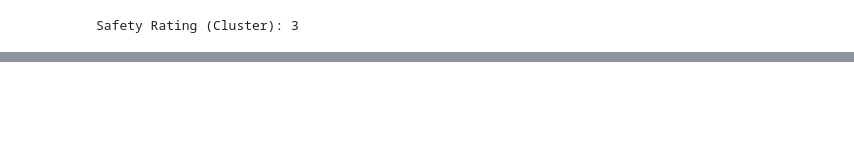
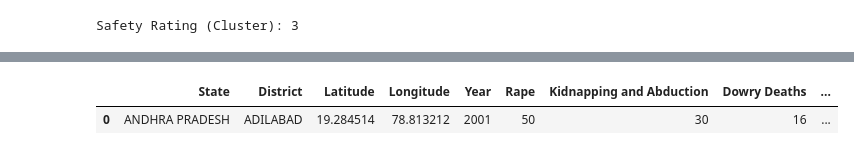
Before and after one commit to monster-migrate/CrimeAnalytics, a Jupyter notebook: init.ipynb, the cells around one changed output, grey strips where cells are left out. Saved outputs shown, nothing was run; the diff lists cells and outputs as text; code cells hidden in the pictures; blank space fills up the shorter version.

```diff
--- a/init.ipynb
+++ b/init.ipynb
@@ -73,0 +253,5 @@ Safety Rating (Cluster): 3
+# %%
+dw_caw_latlong.head(1)
+# %% [output]
+|  | State | District | Latitude | Longitude | Year | Rape | Kidnapping and Abduction | Dowry Deaths | ... |
+| 0 | ANDHRA PRADESH | ADILABAD | 19.284514 | 78.813212 | 2001 | 50 | 30 | 16 | ... |
```
Also changed, not shown: parts of 6 cells of this notebook, 4 other files.
